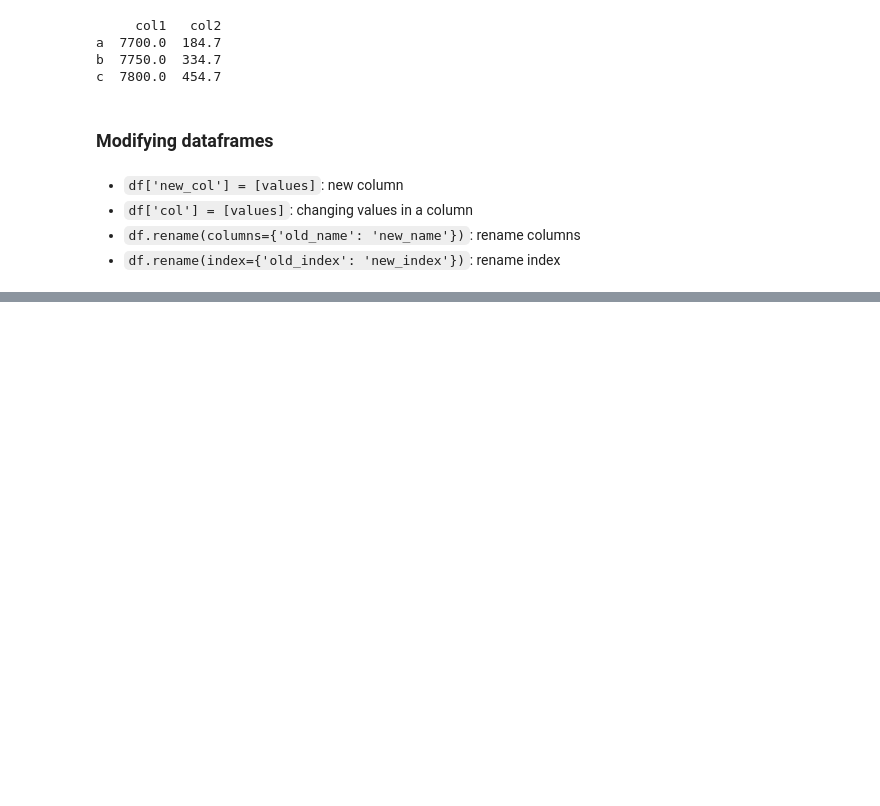
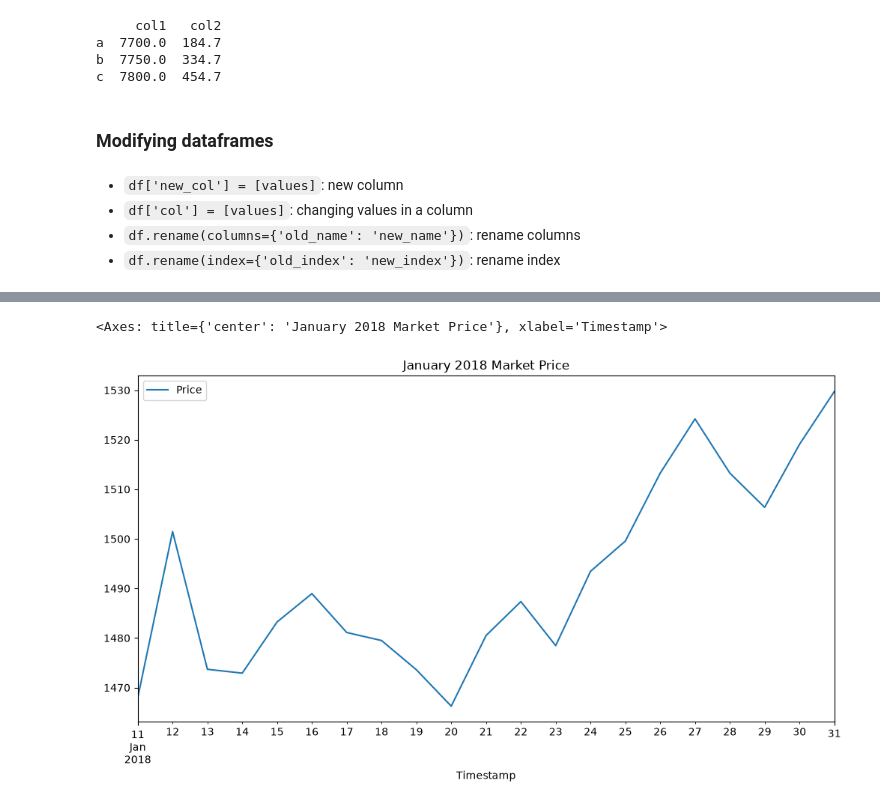
Before and after one commit to JamesAlldred/freeCodeCamp_Data_Analysis_with_Python, a Jupyter notebook: 3 - Pandas.ipynb, the cells around one changed output, grey strips where cells are left out. Drawn from its saved outputs; the diff is of its cells as text; code cells hidden in the pictures; blank space fills up the shorter version.

```diff
--- a/3 - Pandas.ipynb
+++ b/3 - Pandas.ipynb
@@ -303,0 +401,7 @@ c  7800.0  454.7
+# %%
+df_faster.loc["2018-01-11":"2018-01-31"].plot(
+    figsize=(12, 6), title="January 2018 Market Price"
+)
+# %% [output]
+<Axes: title={'center': 'January 2018 Market Price'}, xlabel='Timestamp'>
+[figure, added]
```
Also changed, not shown: parts of 14 cells of this notebook, 1 other file.
